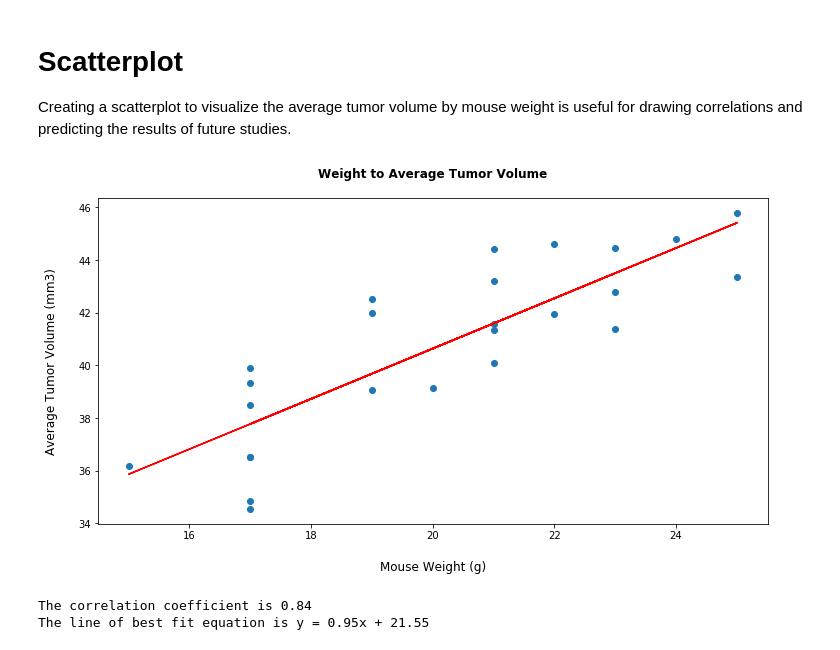
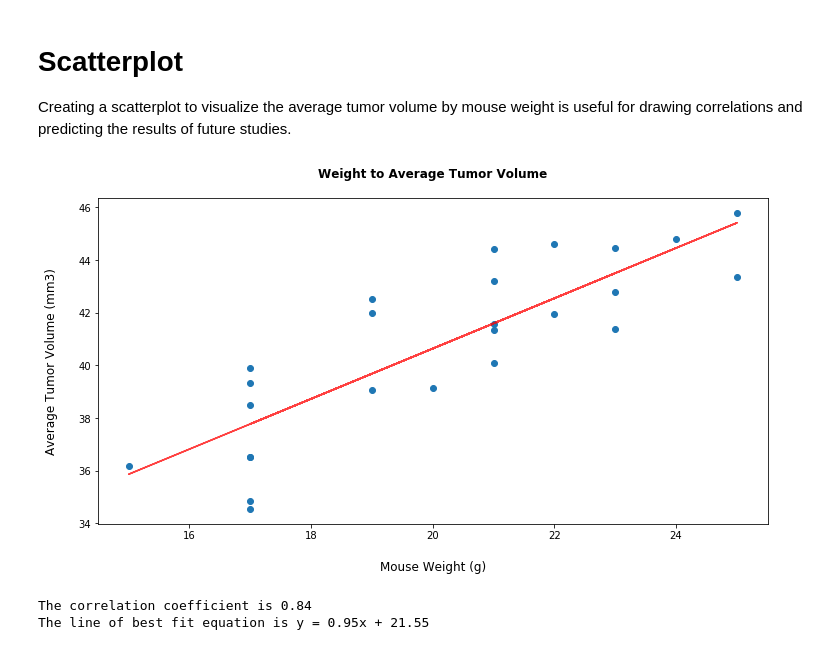
Before and after one commit to troypramsey/matplotlib-challenge, a Jupyter notebook: matplotlib-challenge.ipynb, the cells around one changed output. Cells and saved outputs as stored; diff of their text form; code cells hidden in the pictures.

```diff
--- a/matplotlib-challenge.ipynb
+++ b/matplotlib-challenge.ipynb
@@ -383,25 +383,25 @@ volumes = mouse_group['Tumor Volume (mm3)'].mean()
 # %%
 # Building scatterplot
 plt.figure(figsize=(12,6))
 plt.scatter(weights, volumes)
 plt.title('Weight to Average Tumor Volume', pad=20, fontweight='bold')
 plt.xlabel('Mouse Weight (g)', labelpad=20, fontsize='large')
 plt.ylabel('Average Tumor Volume (mm3)', labelpad=20, fontsize='large')
 
 # Unpacking linear regression returns into tuple
 (slope, intercept, rvalue, pvalue, stderr) = st.linregress(weights, volumes)
 
 # Using line slope to create y-axis values for regression line
 regress_values = weights * slope + intercept
 
 # Plotting regression line over scatterplot
-plt.plot(weights, regress_values, "r-")
+plt.plot(weights, regress_values, "r-", alpha=.75)
 plt.show()
 
 # Displaying correlation coefficient
 print(f"The correlation coefficient is {round(rvalue,2)}")
 print(f"The line of best fit equation is y = {round(slope,2)}x + {round(intercept,2)}")
 # %% [output]
-[figure, old version]
+[figure, new version]
 The correlation coefficient is 0.84
 The line of best fit equation is y = 0.95x + 21.55
```
Also changed, not shown: parts of 8 cells of this notebook.
